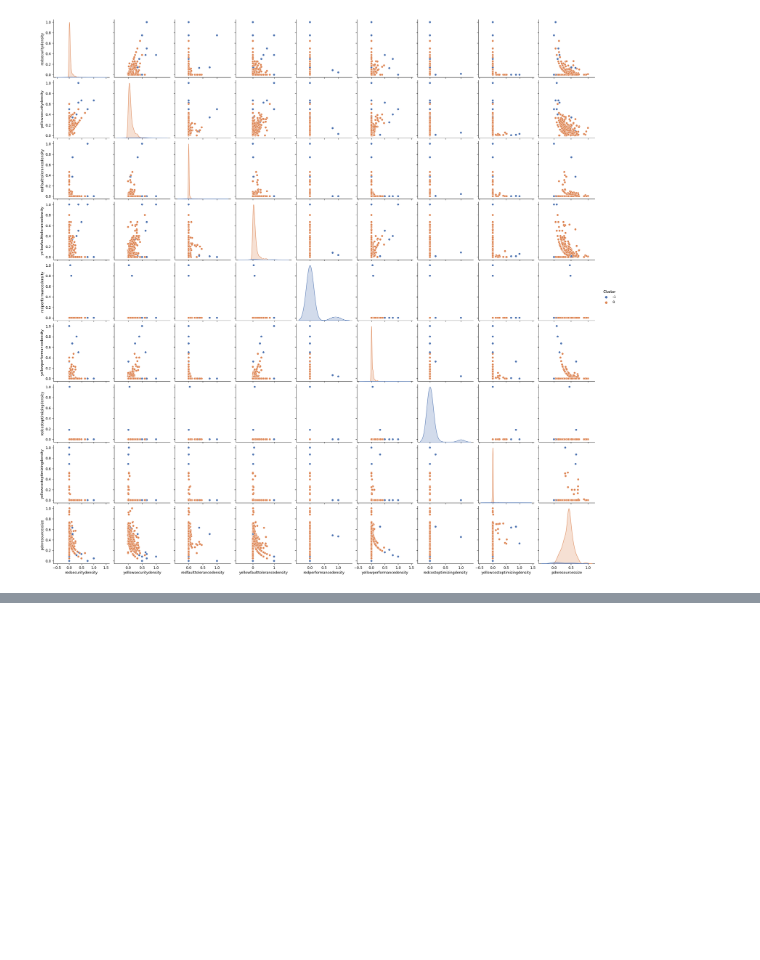
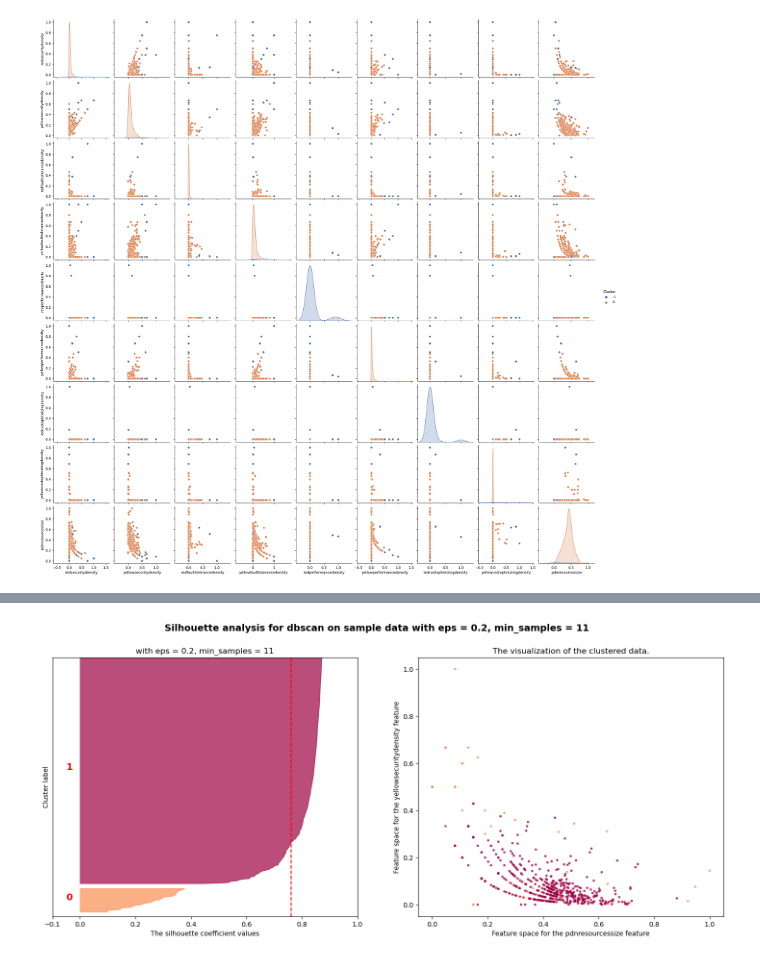
Before and after one commit to 00Fede/incubadora-aplicaciones, a Jupyter notebook: Model_Implementation.ipynb, the cells around one changed output, grey strips where cells are left out. Saved outputs shown, nothing was run; the diff lists cells and outputs as text; code cells hidden in the pictures; blank space fills up the shorter version.

```diff
--- a/Model_Implementation.ipynb
+++ b/Model_Implementation.ipynb
@@ -59,0 +62,80 @@ df.groupby('Cluster').mean().T
+# %%
+## apply silhouette score
+from sklearn.metrics import silhouette_samples, silhouette_score
+
+
+for K in [0.2]:
+    for M in range(11,12):
+        fig, (ax1, ax2) = plt.subplots(1, 2)
+        fig.set_size_inches(18, 7)
+
+        ax1.set_xlim([-0.1, 1])
+        ax1.set_ylim([0, len(df) + (K + 1) * 15])
+
+        db = DBSCAN(eps=K, min_samples=M)
+        db.fit(df.drop(columns=['applicationcode']))
+        clusters = db.labels_
+
+        silhouette_avg = silhouette_score(df.drop(columns=['applicationcode']), clusters)
+        print(f"For eps = {K}, min_samples = {M} the average silhouette_score is : {silhouette_avg}")
+
+        sample_silhouette_values = silhouette_samples(df.drop(columns=['applicationcode']), clusters)
+
+        y_lower = 10
+        for i in np.unique( clusters ):
+            ith_cluster_silhouette_values = sample_silhouette_values[clusters == i]
+            ith_cluster_silhouette_values.sort()
+
+            size_cluster_i = ith_cluster_silhouette_values.shape[0]
+            y_upper = y_lower + size_cluster_i
+
+            color = plt.colormaps.get_cmap("Spectral")(abs(float(i))*0.5 / len(np.unique( clusters )))
+            ax1.fill_betweenx(
+                np.arange(y_lower, y_upper),
+                0,
+                ith_cluster_silhouette_values,
+                facecolor=color,
+                edgecolor=color,
+                alpha=0.7,
+                )
+
+            ax1.text(
+                -0.05,
+                y_lower + 0.5 * size_cluster_i,
+                str(int(i+1)),
+                color="red",
+                fontweight="bold",
+                fontsize=14,
+                )
+
+            y_lower = y_upper + 10
+
+
+        ax1.set_title(f"with eps = {K}, min_samples = {M}")
+        ax1.set_xlabel("The silhouette coefficient values")
+        ax1.set_ylabel("Cluster label")
+
+        ax1.axvline(x=silhouette_avg, color="red", linestyle="--")
+
+        ax1.set_yticks([])
+        ax1.set_xticks([-0.1, 0, 0.2, 0.4, 0.6, 0.8, 1])
+
+        colors = plt.colormaps.get_cmap("Spectral")(abs(clusters.astype(float))*0.5 / len(np.unique( clusters )))
+        ax2.scatter(df['pdnresourcessize'], df['yellowsecuritydensity'], marker='.', s=50, lw=0, alpha=0.8, c=colors, edgecolor='k')
+
+        ax2.set_title("The visualization of the clustered data.")
+        ax2.set_xlabel("Feature space for the pdnresourcessize feature")
+        ax2.set_ylabel("Feature space for the yellowsecuritydensity feature")
+
+        plt.suptitle(
+            (
+                f"Silhouette analysis for dbscan on sample data "
+                f"with eps = {K}, min_samples = {M}"
+            ),
+            fontsize=14,
+            fontweight="bold",
+            )
+
+        # insert
+        plt.show()
+# %% [output]
@@ -59,0 +143 @@ df.groupby('Cluster').mean().T
+[figure, added]
```
Also changed, not shown: parts of 5 cells of this notebook, 1 other file.
